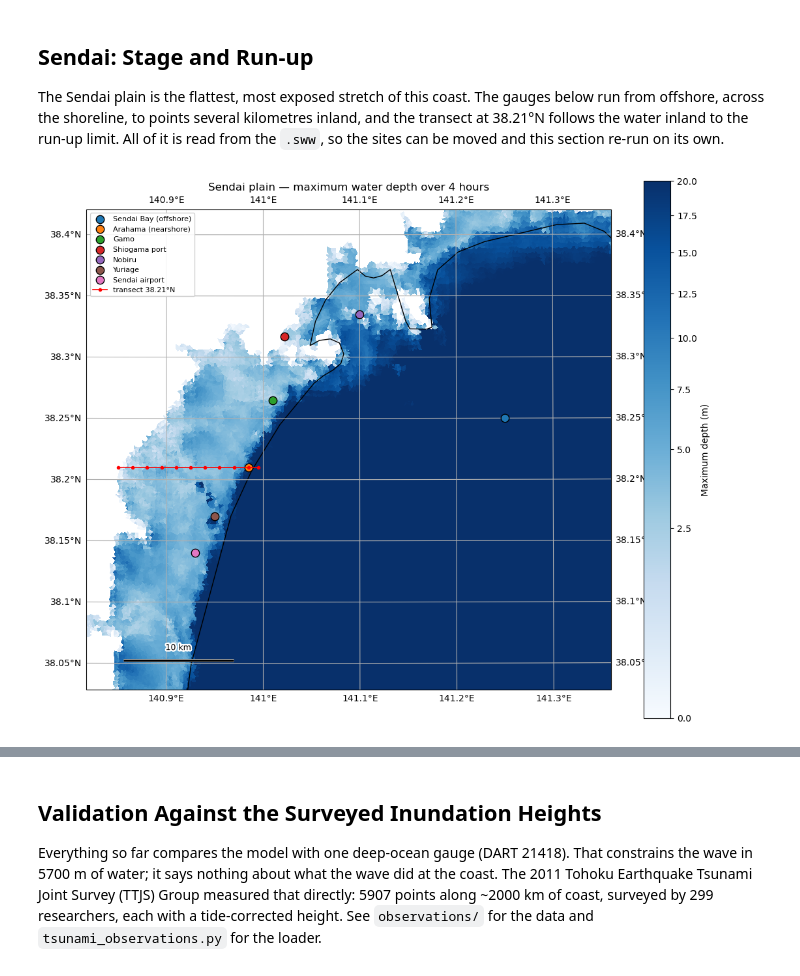
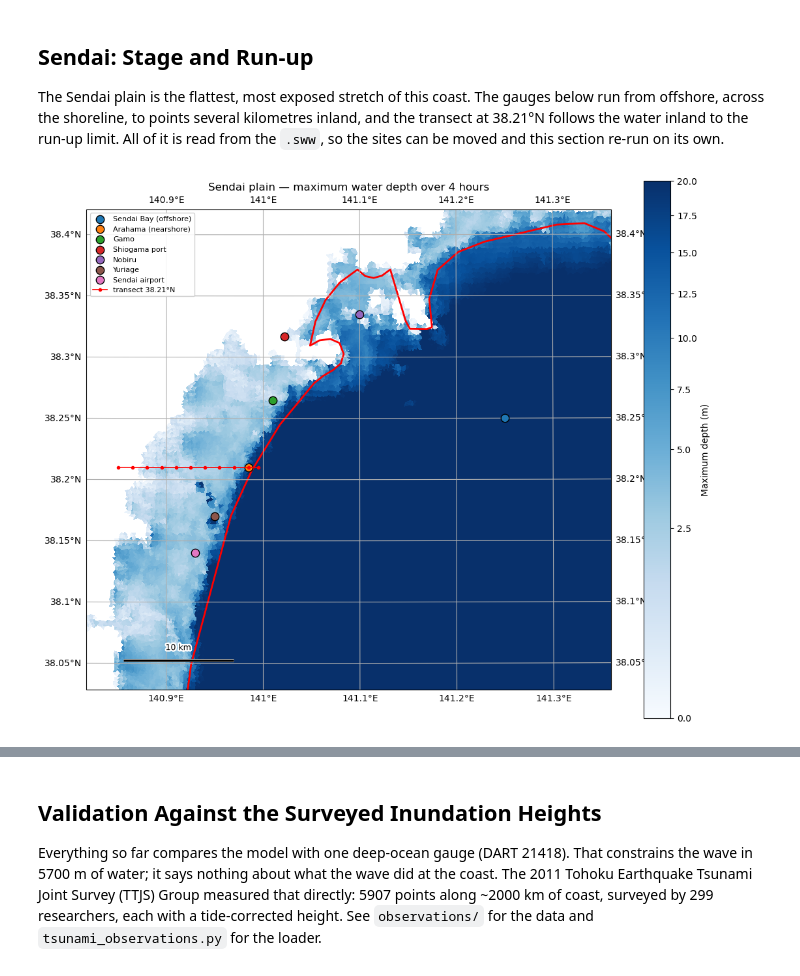
Before and after one commit to stoiver/Tohoku, a Jupyter notebook: notebook_tohoku_open_elevation.ipynb, the cells around one changed output, grey strips where cells are left out. Cells and saved outputs as stored; diff of their text form; code cells hidden in the pictures.

```diff
--- a/notebook_tohoku_open_elevation.ipynb
+++ b/notebook_tohoku_open_elevation.ipynb
@@ -623,31 +613,31 @@ moved and this section re-run on its own.
 # %%
 sendai_extent = [484_000, 531_500, 4_209_000, 4_252_500]   # UTM 54N metres
 
 wet_max_depth = np.where(sww_max_depth >= md, sww_max_depth, np.nan)
 
 fig, ax = plt.subplots(figsize=(11, 10), subplot_kw={'projection': ccrs.UTM(zone=54)})
 
 img = ax.tripcolor(triang, facecolors=wet_max_depth, cmap='Blues',
                    norm=PowerNorm(gamma=0.5, vmin=0, vmax=20))
 
 for name, g in sendai_gauges.items():
     ax.scatter(g.east, g.north, marker='o', s=80, edgecolor='k', linewidth=1.0,
                zorder=6, transform=ccrs.UTM(zone=54), label=name)
 
 ax.plot([g.east for g in transect_gauges], [g.north for g in transect_gauges],
         'r.-', lw=1.2, ms=6, zorder=6, transform=ccrs.UTM(zone=54),
         label=f'transect {transect_lat}\u00b0N')
 
 ax.set_extent(sendai_extent, crs=ccrs.UTM(zone=54))
-ax.coastlines(resolution='10m')
+ax.coastlines(resolution='10m', color='r', linewidth=2.0)
 ax.gridlines(draw_labels=True)
 add_scalebar(ax, length_km=10)
 ax.legend(loc='upper left', fontsize=8, framealpha=0.9)
 plt.colorbar(img, ax=ax, shrink=0.85, label='Maximum depth (m)')
 plt.title('Sendai plain \u2014 maximum water depth over 4 hours')
 plt.tight_layout()
 # %% [output]
-[figure, old version]
+[figure, new version]
 # %%
 fig, axes = plt.subplots(2, 1, figsize=(11, 8), sharex=True)
 
```
Also changed, not shown: parts of 14 cells of this notebook, 1 other file.
